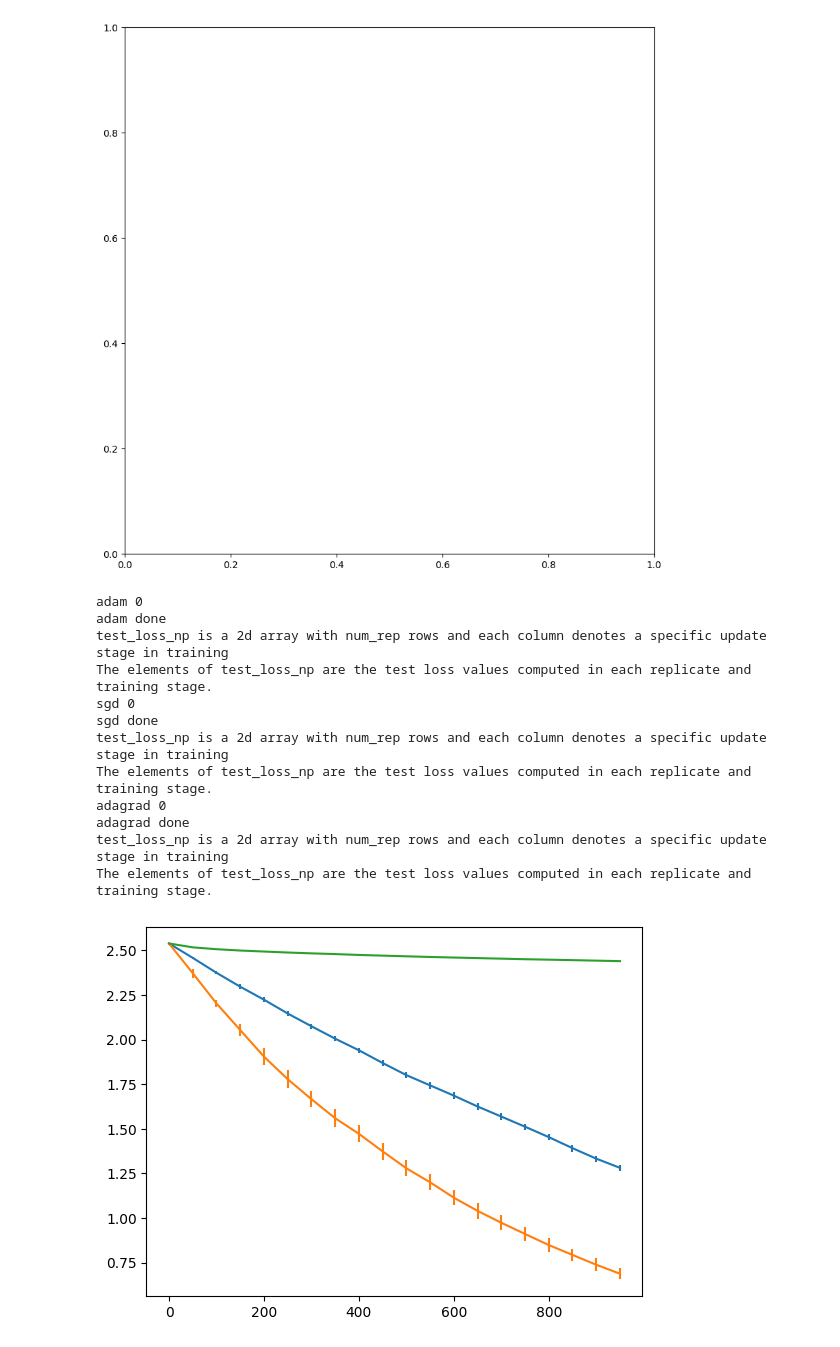
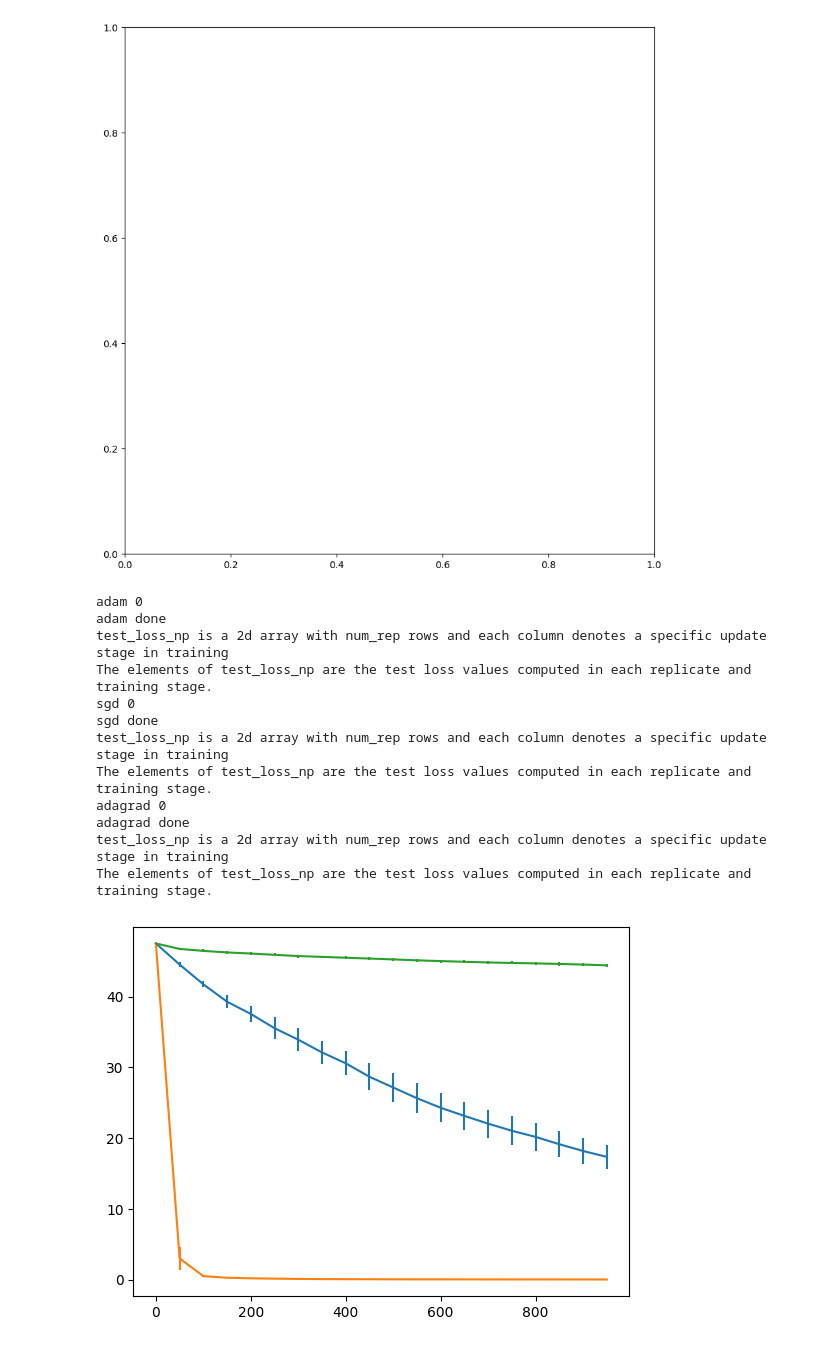
Before and after one commit to eman293/final-project, a Jupyter notebook: GradientDescent.ipynb, the cells around one changed output. Cells and saved outputs as stored; diff of their text form; code cells hidden in the pictures.

```diff
--- a/GradientDescent.ipynb
+++ b/GradientDescent.ipynb
@@ -73,8 +73,8 @@ def noisy_val_grad(theta_hat, data_, label_, deg_=2.):
         4. Checkout the writeup for more hints.
         '''
 
-        grad = deg_ * err * x_ # TODO: Implement the analytical gradient
-        l = (err ** deg_) # TODO: Implement the loss function
+        grad = deg_ * (np.abs(err) ** (deg_ - 1)) * np.sign(err) * x_ # TODO: Implement the analytical gradient
+        l = (np.abs(err) ** deg_) # TODO: Implement the loss function
 
         loss += l / data_.shape[0]
         gradient += grad / data_.shape[0]
@@ -84,13 +84,16 @@ def noisy_val_grad(theta_hat, data_, label_, deg_=2.):
 # Running SGD Variants
 # %%
 #@title Parameters
-deg_ = 2. #@param {type: "number"}
+# 0.4, 0.7, 1, 2, 3, and 5
+deg_ = 5 #@param {type: "number"}
 num_rep = 10 #@param {type: "integer"}
 max_iter = 1000 #@param {type: "integer"}
 fig, ax = plt.subplots(figsize=(10,10))
 best_vals = {}
 test_exp_interval = 50 #@param {type: "integer"}
 grad_artificial_normal_noise_scale = 0. #@param {type: "number"}
+means = {}
+ses = {}
 # %% [output]
 [figure]
 # %%
@@ -158,34 +161,36 @@ for method_idx, method in enumerate(['adam', 'sgd', 'adagrad']):
 
     # print('Not implemented.')
     '''
     Hints:
     1. Use test_loss_np in np.mean() with axis = 0
     '''
     test_loss_mean = np.mean(test_loss_np, axis=0) # TODO: Calculate the mean test loss
 
     '''
     Hints:
     1. Use test_loss_np in np.std() with axis = 0
     2. Divide by np.sqrt() using num_rep as a parameter
     '''
     test_loss_se = np.std(test_loss_np, axis=0) / np.sqrt(num_rep) # TODO: Calculate the standard error for test loss
 
     plt.errorbar(x_axis, test_loss_mean, yerr=2.5*test_loss_se, label=method)
     best_vals[method] = min(test_loss_mean)
+    ses[method] = test_loss_se
+    means[method] = test_loss_mean
 # %% [output]
 adam 0
 adam done
 test_loss_np is a 2d array with num_rep rows and each column denotes a specific update stage in training
 The elements of test_loss_np are the test loss values computed in each replicate and training stage.
 sgd 0
 sgd done
 test_loss_np is a 2d array with num_rep rows and each column denotes a specific update stage in training
 The elements of test_loss_np are the test loss values computed in each replicate and training stage.
 adagrad 0
 adagrad done
 test_loss_np is a 2d array with num_rep rows and each column denotes a specific update stage in training
 The elements of test_loss_np are the test loss values computed in each replicate and training stage.
-[figure, old version]
+[figure, new version]
 # %%
 best_vals = { k: int(v * 1000) / 1000. for k,v in best_vals.items() } # A weird way to round numbers
 plt.title(f'Test Loss \n(objective degree: {deg_},  best values: {best_vals})')
```
Also changed, not shown: parts of 1 cell of this notebook.
